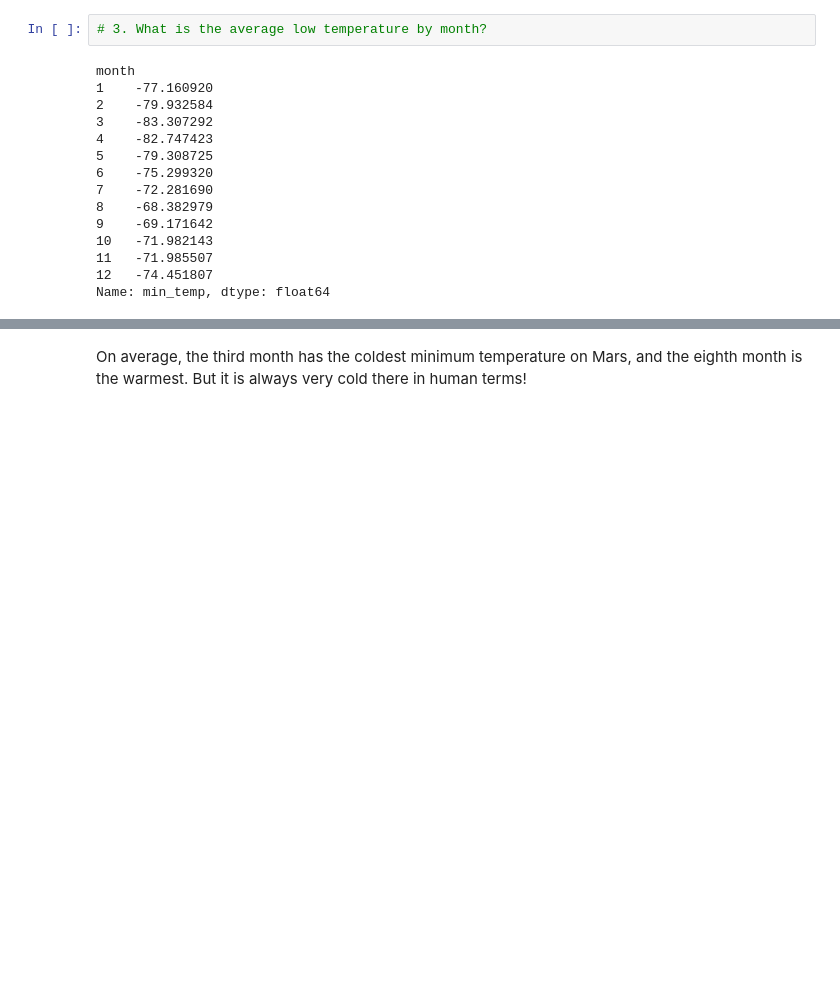
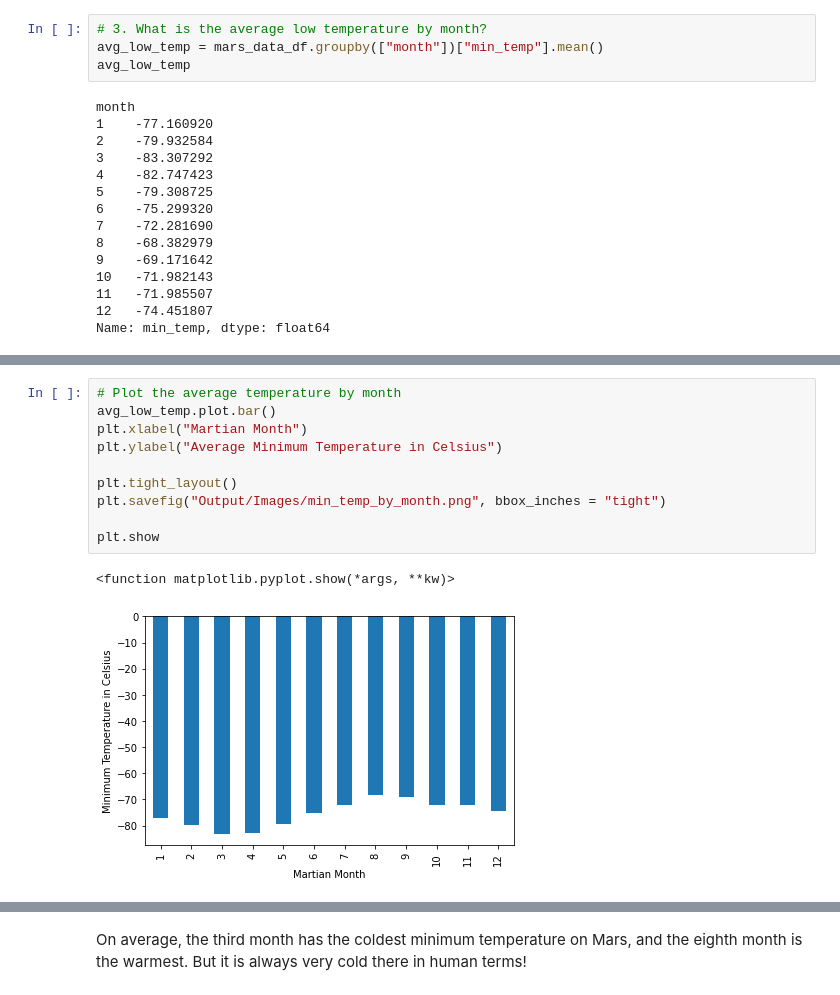
Before and after one commit to jonnybrammah/Mars-Exploration, a Jupyter notebook: part_2_mars_weather.ipynb, the cells around one changed output, grey strips where cells are left out. Saved outputs shown, nothing was run; the diff lists cells and outputs as text; blank space fills up the shorter version.

```diff
--- a/part_2_mars_weather.ipynb
+++ b/part_2_mars_weather.ipynb
@@ -147,6 +204,8 @@ Name: month, dtype: int64
 1867
 # %%
 # 3. What is the average low temperature by month?
+avg_low_temp = mars_data_df.groupby(["month"])["min_temp"].mean()
+avg_low_temp
 # %% [output]
 month
 1    -77.160920
@@ -172,0 +224,13 @@ Name: min_temp, dtype: float64
+# %%
+# Plot the average temperature by month
+avg_low_temp.plot.bar()
+plt.xlabel("Martian Month")
+plt.ylabel("Average Minimum Temperature in Celsius")
+
+plt.tight_layout()
+plt.savefig("Output/Images/min_temp_by_month.png", bbox_inches = "tight")
+
+plt.show
+# %% [output]
+<function matplotlib.pyplot.show(*args, **kw)>
+[figure, added]
```
Also changed, not shown: parts of 21 cells of this notebook, 5 other files.
